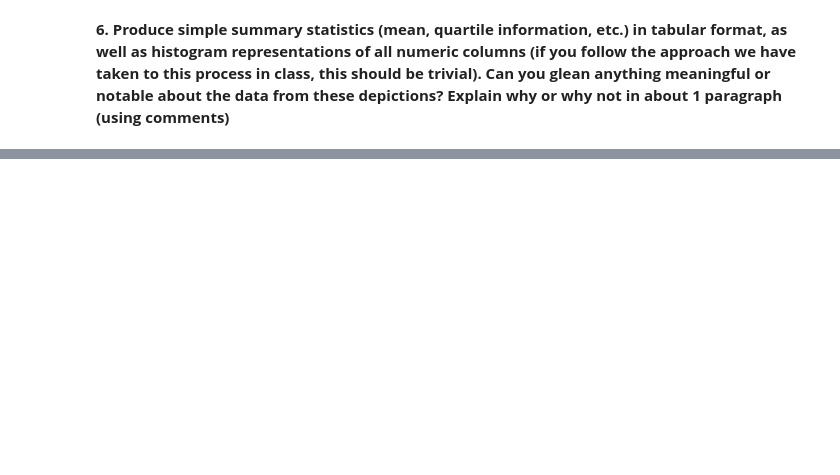
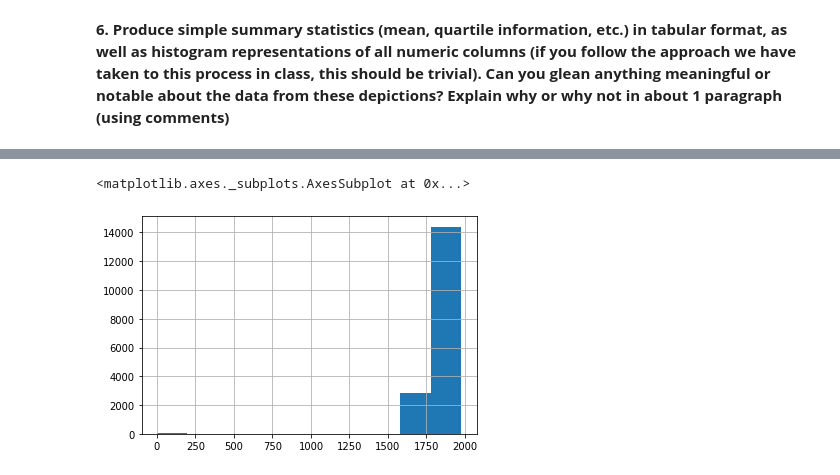
Before and after one commit to DSNortsev/CSE590-PythonAndDataAnalytics, a Jupyter notebook: Mid-term/Mid-term.ipynb, the cells around one changed output, grey strips where cells are left out. Saved outputs shown, nothing was run; the diff lists cells and outputs as text; code cells hidden in the pictures; blank space fills up the shorter version.

```diff
--- a/Mid-term/Mid-term.ipynb
+++ b/Mid-term/Mid-term.ipynb
@@ -141,0 +313,5 @@ ii. For the missing values, substitute the most common value (if more than one a
+# %%
+df['Object Begin Date'].hist()
+# %% [output]
+<matplotlib.axes._subplots.AxesSubplot at 0x...>
+[figure, added]
```
Also changed, not shown: parts of 18 cells of this notebook.
